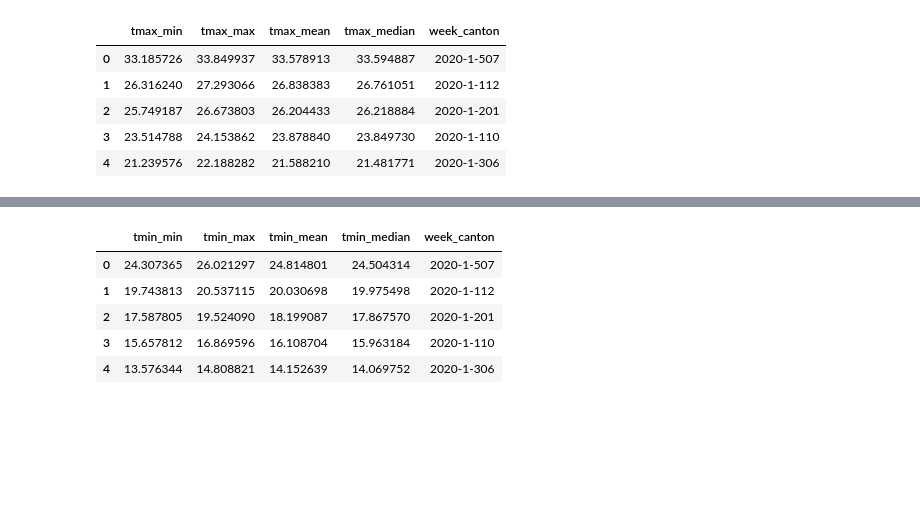
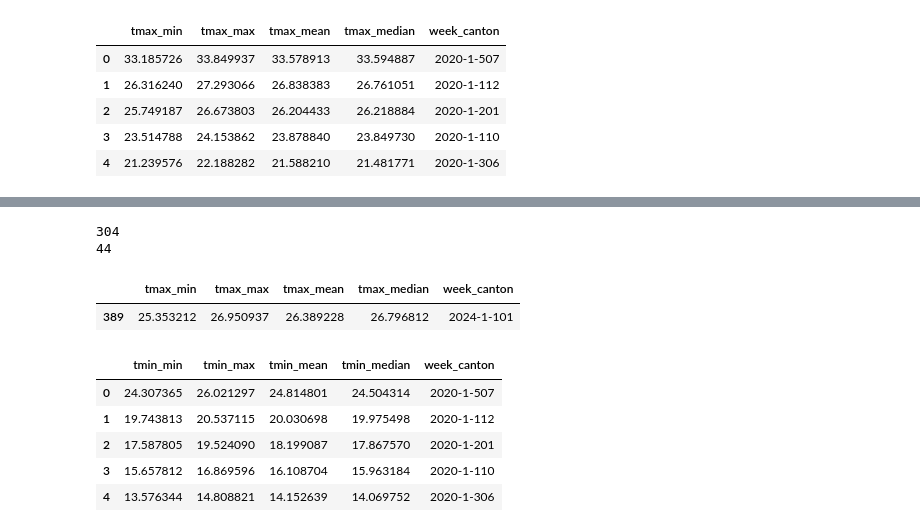
Before and after one commit to artisticlimon/dengue-model, a Jupyter notebook: processing/integrate_data/integrate_data.ipynb, the cells around one changed output, grey strips where cells are left out. Cells and saved outputs as stored; diff of their text form; code cells hidden in the pictures; blank space fills up the shorter version.

```diff
--- a/processing/integrate_data/integrate_data.ipynb
+++ b/processing/integrate_data/integrate_data.ipynb
@@ -118,3 +156,16 @@ tmax.head()
+# %%
+print(709 - 405)
+print(304 - 52*5) # No hay datos de tmax para Golfito ni para las semanas 40-44 del 2025
+# %% [output]
+304
+44
+# %%
+tmax.dropna(inplace=True)
+# %%
+tmax[tmax['week_canton'] == '2024-1-101']
+# %% [output]
+|  | tmax_min | tmax_max | tmax_mean | tmax_median | week_canton |
+| 389 | 25.353212 | 26.950937 | 26.389228 | 26.796812 | 2024-1-101 |
 # %%
 tmin.head()
 # %% [output]
```
Also changed, not shown: parts of 39 cells of this notebook.
